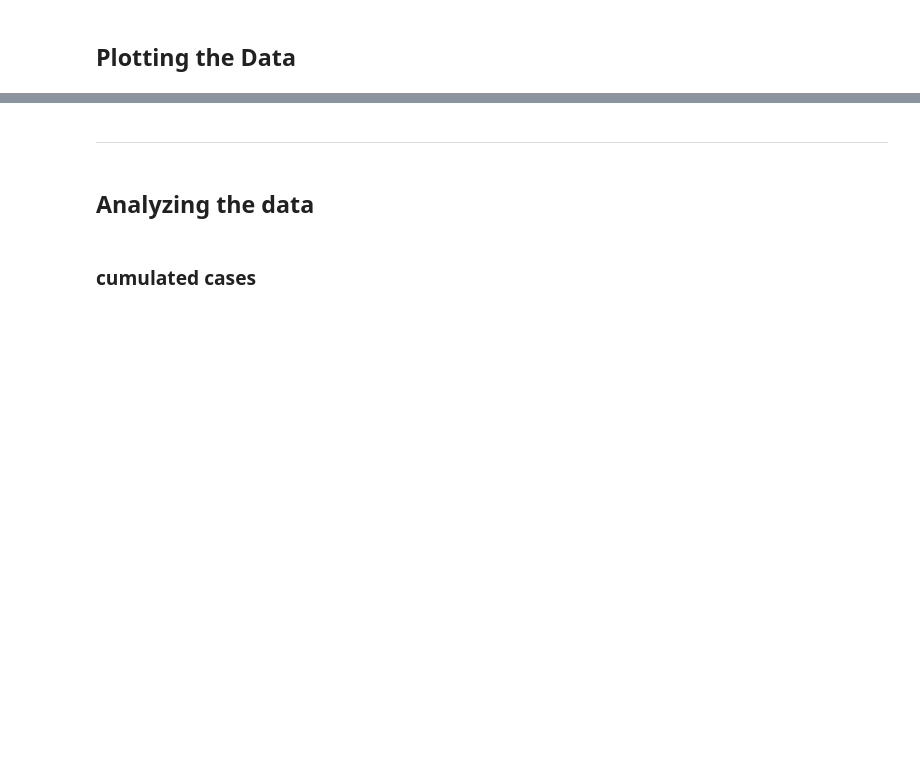
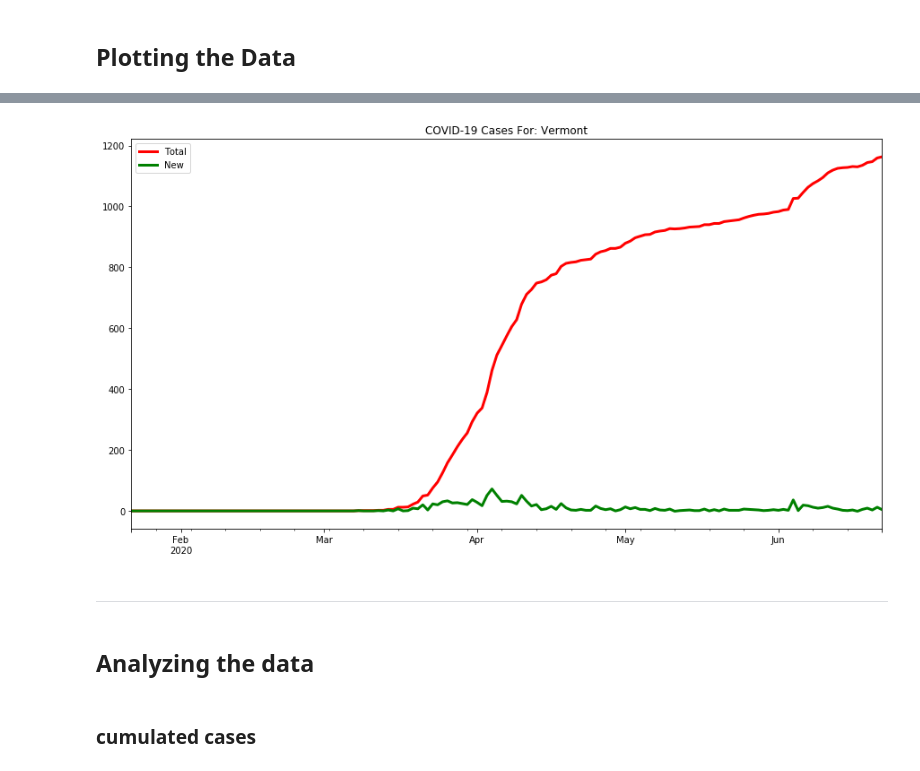
Before and after one commit to sahussain/Udacity-MLEN-CapstoneProject, a Jupyter notebook: Notebooks/TSFMs2 .ipynb, the cells around one changed output, grey strips where cells are left out. Saved outputs shown, nothing was run; the diff lists cells and outputs as text; code cells hidden in the pictures; blank space fills up the shorter version.

```diff
--- a/Notebooks/TSFMs2 .ipynb
+++ b/Notebooks/TSFMs2 .ipynb
@@ -126,3 +285,7 @@ covid_df.describe()
+# %%
+PlotRandomState(covid_df)
+# %% [output]
+[figure, added]
 # %% [markdown]
 -----
 # %% [markdown]
```
Also changed, not shown: parts of 31 cells of this notebook.
